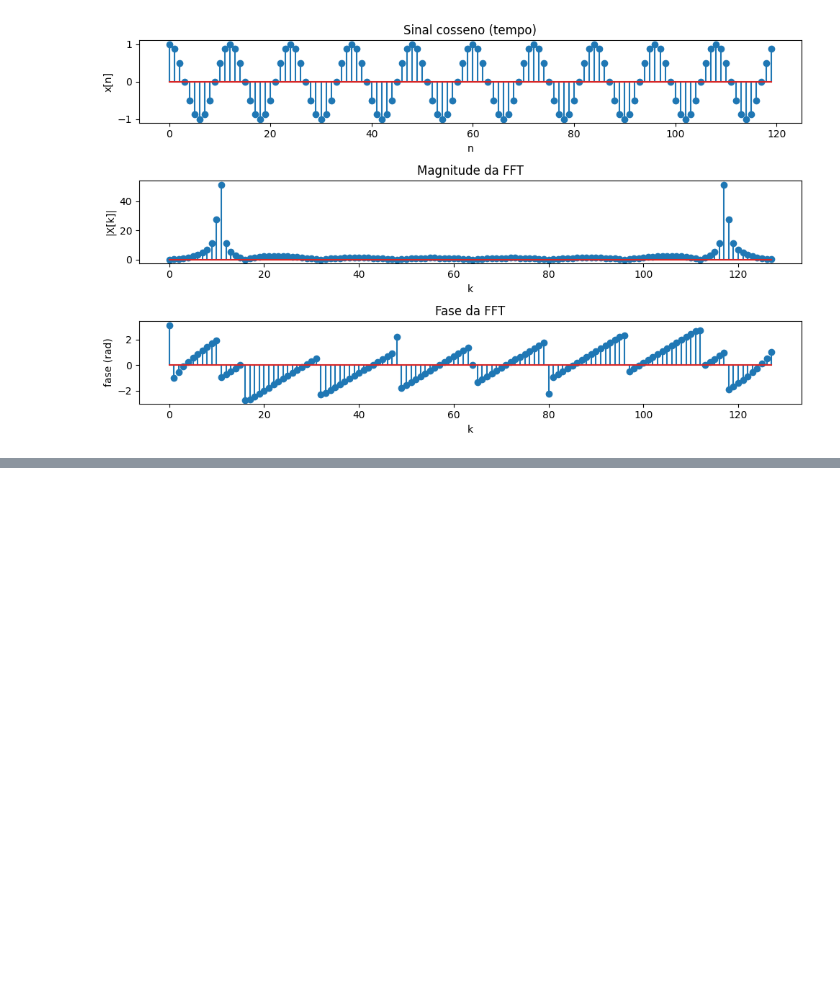
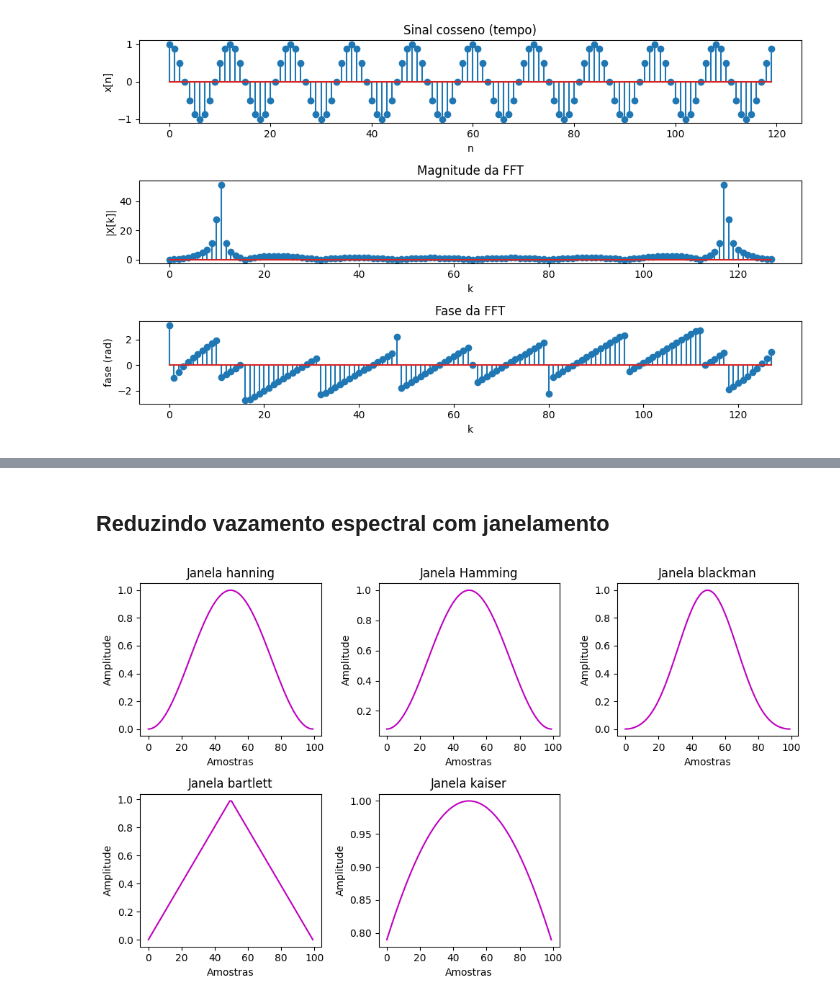
Before and after one commit to ricardofss1/PDS, a Jupyter notebook: DFT_FFT_Implementação.ipynb, the cells around one changed output, grey strips where cells are left out. Cells and saved outputs as stored; diff of their text form; code cells hidden in the pictures; blank space fills up the shorter version.

```diff
--- a/DFT_FFT_Implementação.ipynb
+++ b/DFT_FFT_Implementação.ipynb
@@ -339,0 +342,2 @@ plt.show()
+# %% [markdown]
+## Reduzindo vazamento espectral com janelamento
@@ -339,0 +363,37 @@ plt.show()
+# %%
+N = 100
+plt.figure(figsize=(10, 6))
+plt.subplot(2, 3, 1)
+plt.plot(np.hanning(N), 'm')
+plt.title('Janela hanning')
+plt.xlabel('Amostras')
+plt.ylabel('Amplitude')
+
+plt.subplot(2, 3, 2)
+plt.plot(np.hamming(N), 'm')
+plt.title('Janela Hamming')
+plt.xlabel('Amostras')
+plt.ylabel('Amplitude')
+
+plt.subplot(2, 3, 3)
+plt.plot(np.blackman(N), 'm')
+plt.title('Janela blackman')
+plt.xlabel('Amostras')
+plt.ylabel('Amplitude')
+
+plt.subplot(2, 3, 4)
+plt.plot(np.bartlett(N), 'm')
+plt.title('Janela bartlett')
+plt.xlabel('Amostras')
+plt.ylabel('Amplitude')
+
+plt.subplot(2, 3, 5)
+plt.plot(np.kaiser(N, 1), 'm')
+plt.title('Janela kaiser')
+plt.xlabel('Amostras')
+plt.ylabel('Amplitude')
+
+
+plt.tight_layout()
+# %% [output]
+[figure, added]
```
Also changed, not shown: parts of 8 cells of this notebook, 2 other files.
